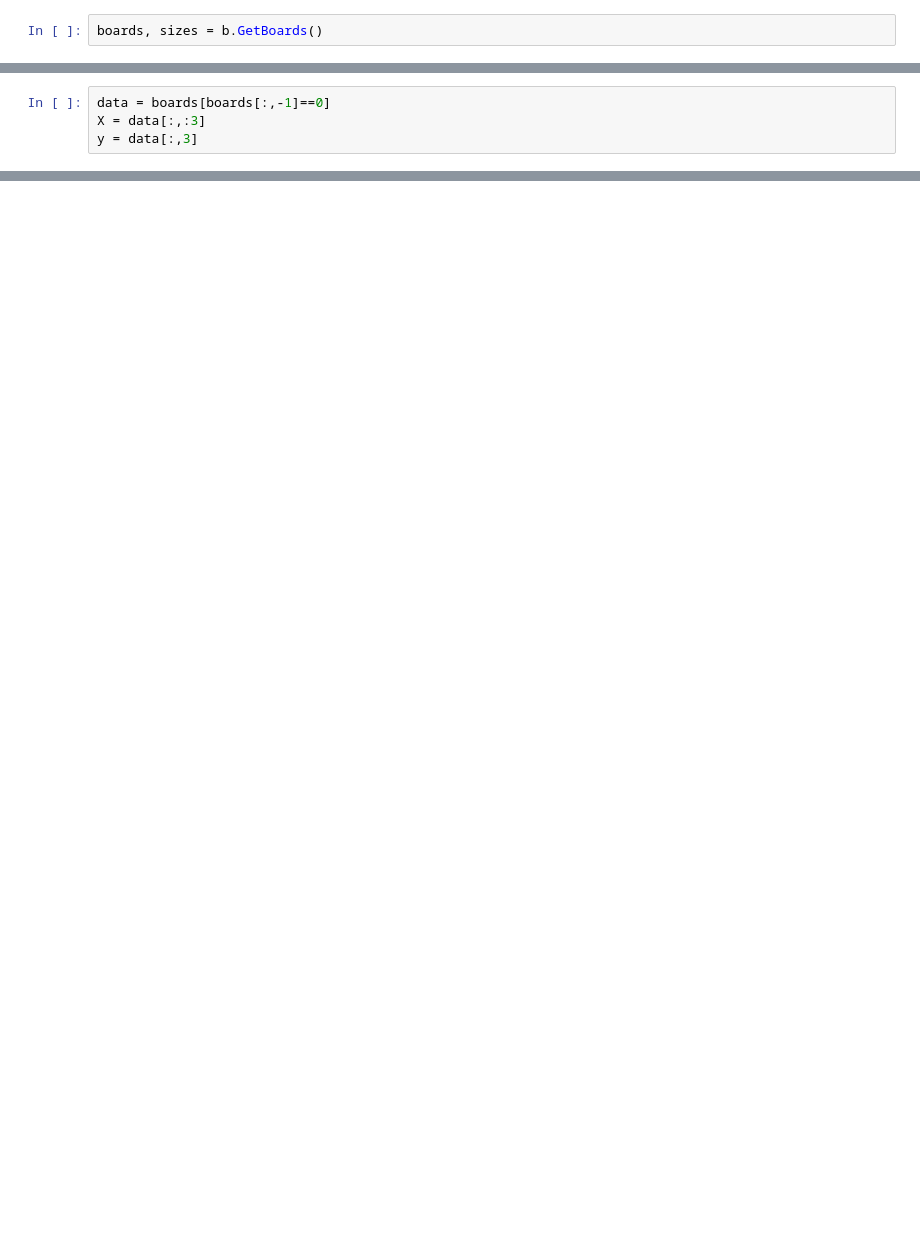
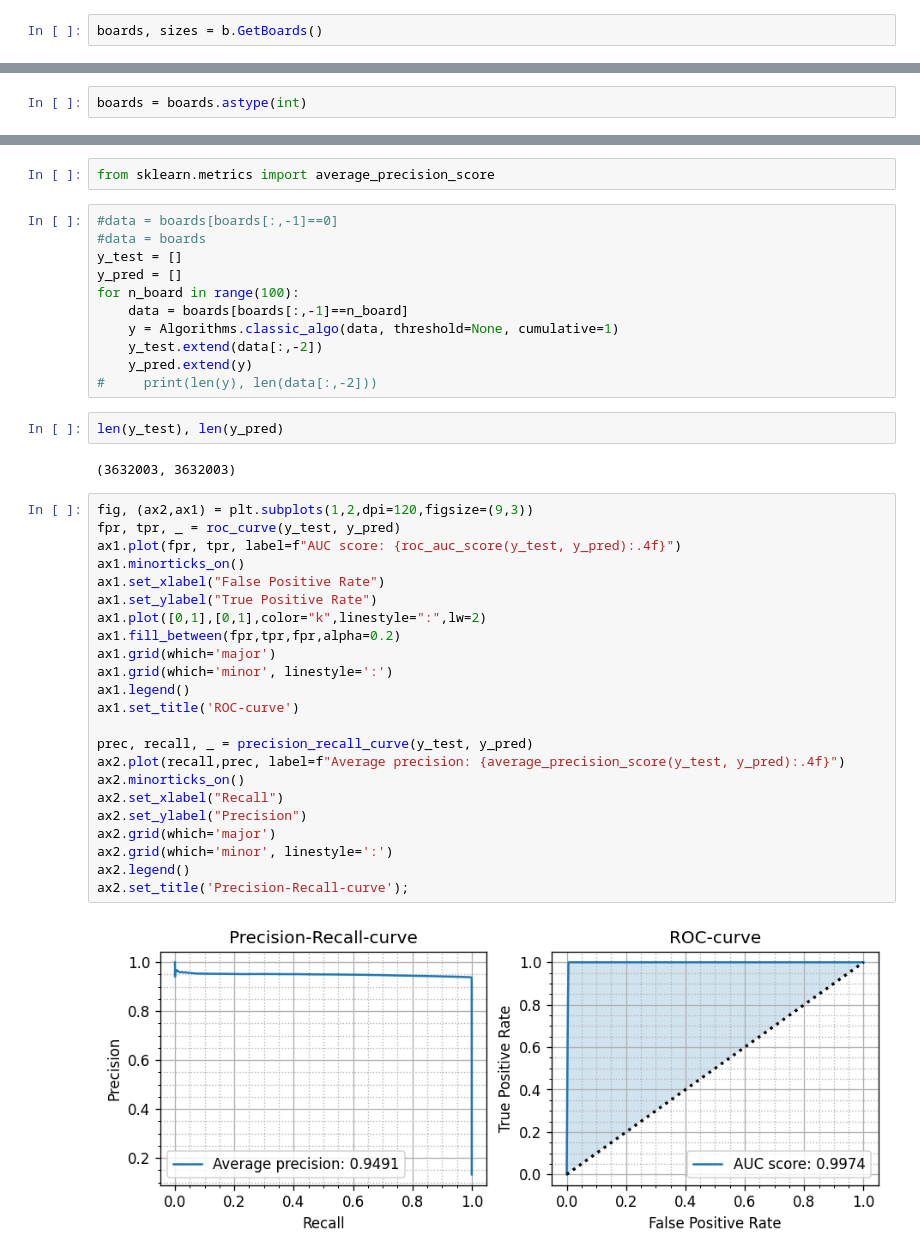
Before and after one commit to 82492749123082/farich-pics, a Jupyter notebook: Untitled.ipynb, the cells around one changed output, grey strips where cells are left out. Drawn from its saved outputs; the diff is of its cells as text; blank space fills up the shorter version.

```diff
--- a/Untitled.ipynb
+++ b/Untitled.ipynb
@@ -31,4 +44,0 @@ boards.shape, sizes
-# %%
-data = boards[boards[:,-1]==0]
-X = data[:,:3]
-y = data[:,3]
@@ -86,0 +45,2 @@ array([ 1,  3,  5,  7,  9, 11, 13, 15, 17, 19, 21, 23, 25, 27, 29, 31, 33,
+# %%
+boards = boards.astype(int)
@@ -86,0 +58,42 @@ array([ 1,  3,  5,  7,  9, 11, 13, 15, 17, 19, 21, 23, 25, 27, 29, 31, 33,
+# %%
+from sklearn.metrics import average_precision_score
+# %%
+#data = boards[boards[:,-1]==0]
+#data = boards
+y_test = []
+y_pred = []
+for n_board in range(100):
+    data = boards[boards[:,-1]==n_board]
+    y = Algorithms.classic_algo(data, threshold=None, cumulative=1)
+    y_test.extend(data[:,-2])
+    y_pred.extend(y)
+#     print(len(y), len(data[:,-2]))
+# %%
+len(y_test), len(y_pred)
+# %% [output]
+(3632003, 3632003)
+# %%
+fig, (ax2,ax1) = plt.subplots(1,2,dpi=120,figsize=(9,3))
+fpr, tpr, _ = roc_curve(y_test, y_pred)
+ax1.plot(fpr, tpr, label=f"AUC score: {roc_auc_score(y_test, y_pred):.4f}")
+ax1.minorticks_on()
+ax1.set_xlabel("False Positive Rate")
+ax1.set_ylabel("True Positive Rate")
+ax1.plot([0,1],[0,1],color="k",linestyle=":",lw=2)
+ax1.fill_between(fpr,tpr,fpr,alpha=0.2)
+ax1.grid(which='major')
+ax1.grid(which='minor', linestyle=':')
+ax1.legend()
+ax1.set_title('ROC-curve')
+
+prec, recall, _ = precision_recall_curve(y_test, y_pred)
+ax2.plot(recall,prec, label=f"Average precision: {average_precision_score(y_test, y_pred):.4f}")
+ax2.minorticks_on()
+ax2.set_xlabel("Recall")
+ax2.set_ylabel("Precision")
+ax2.grid(which='major')
+ax2.grid(which='minor', linestyle=':')
+ax2.legend()
+ax2.set_title('Precision-Recall-curve');
+# %% [output]
+[figure, added]
```
Also changed, not shown: parts of 16 cells of this notebook, 3 other files.
